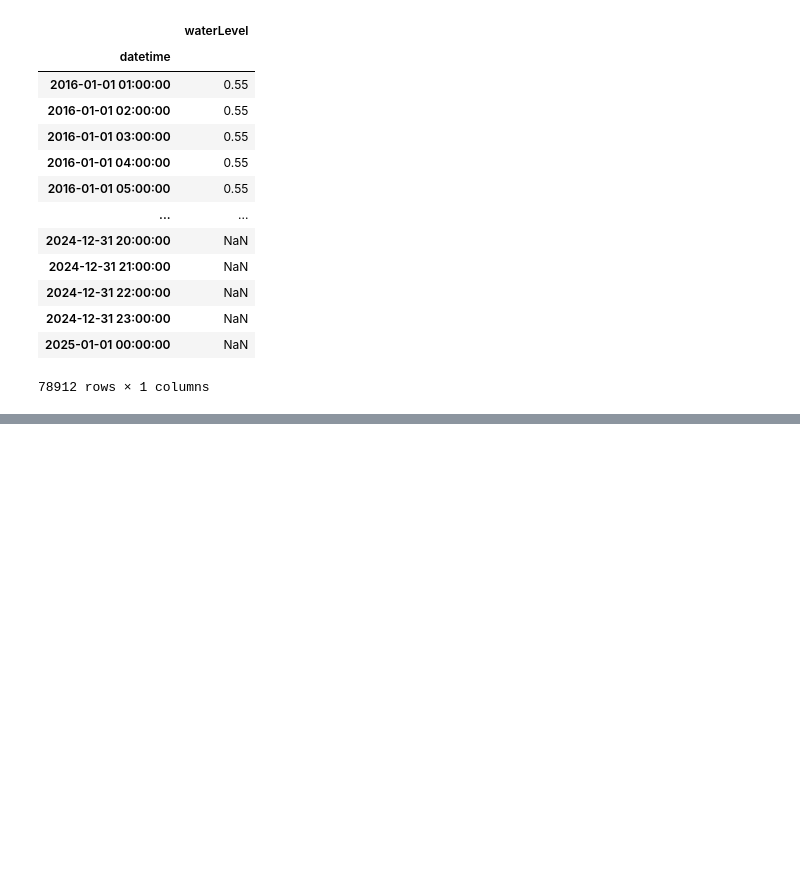
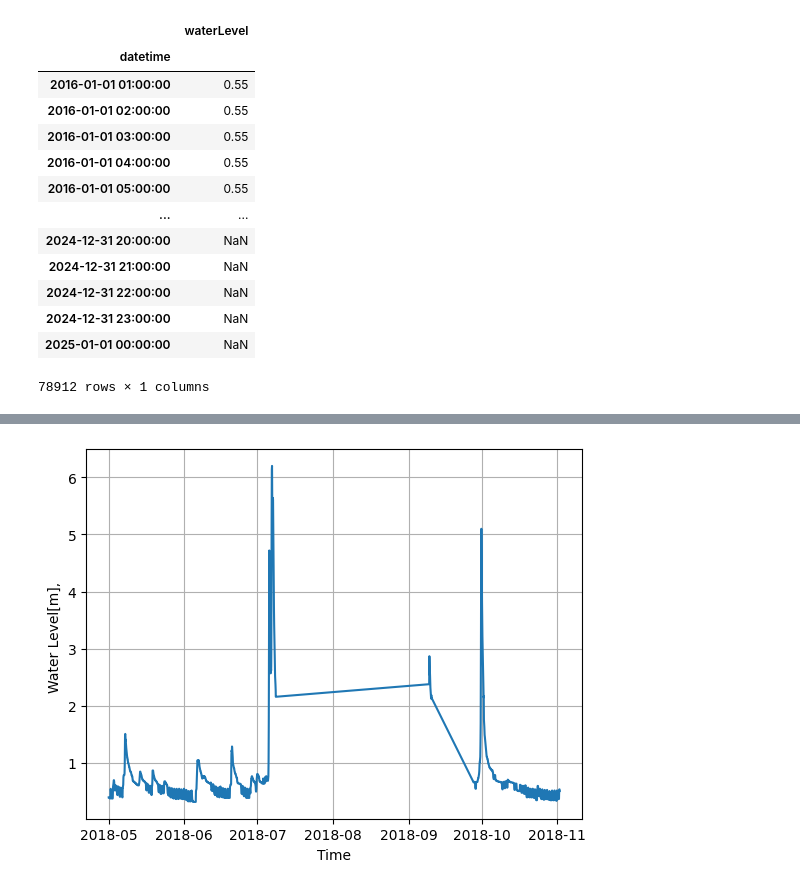
Before and after one commit to ShinISHII/Forecasting_population, a Jupyter notebook: html_WL/00_html.ipynb, the cells around one changed output, grey strips where cells are left out. Drawn from its saved outputs; the diff is of its cells as text; code cells hidden in the pictures; blank space fills up the shorter version.

Commit message:
water level, added linear interpolation

```diff
--- a/html_WL/00_html.ipynb
+++ b/html_WL/00_html.ipynb
@@ -183,3 +188,13 @@ df_wl
 | 2024-12-31 23:00:00 | NaN |
 | 2025-01-01 00:00:00 | NaN |
 78912 rows × 1 columns
+# %%
+# pd_wlのデータを線形補完する．
+
+# Replace Japanese characters with NaN
+df_wl['waterLevel'] = pd.to_numeric(df_wl['waterLevel'], errors='coerce')
+
+# Use liner interpolation to fill NaN values.
+# df_wl['waterLevel'] = df_wl['waterLevel'].interpolate(method='ffill')
+df_wl['waterLevel'] = df_wl['waterLevel'].interpolate(method='linear')
+print(df_wl)
@@ -185,0 +217,9 @@ df_wl
+# %%
+import matplotlib.pyplot as plt
+plt.plot(df_wl.loc['2018-05-01':'2018-11-01'])
+plt.xlabel('Time')
+plt.ylabel('Water Level[m], ')
+plt.grid()
+plt.show()
+# %% [output]
+[figure, added]
```
Also changed, not shown: parts of 5 cells of this notebook.
